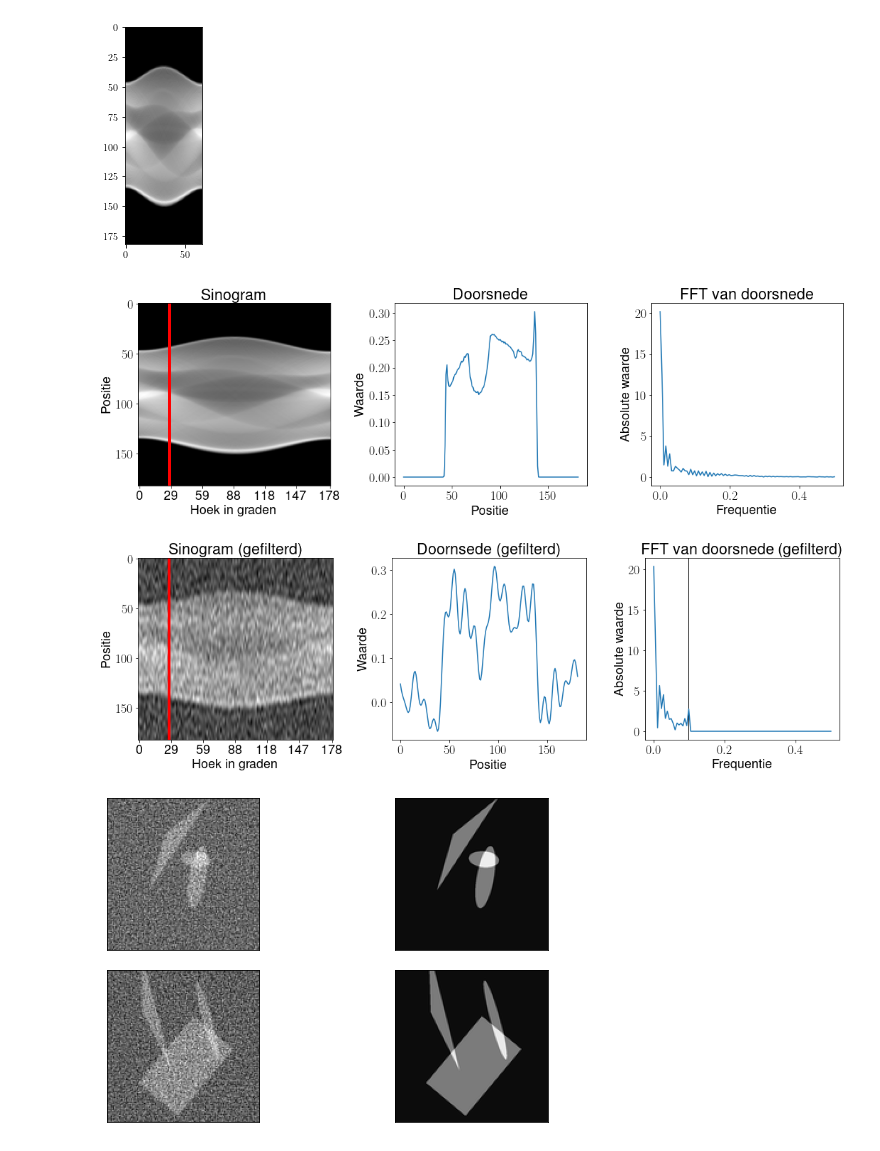
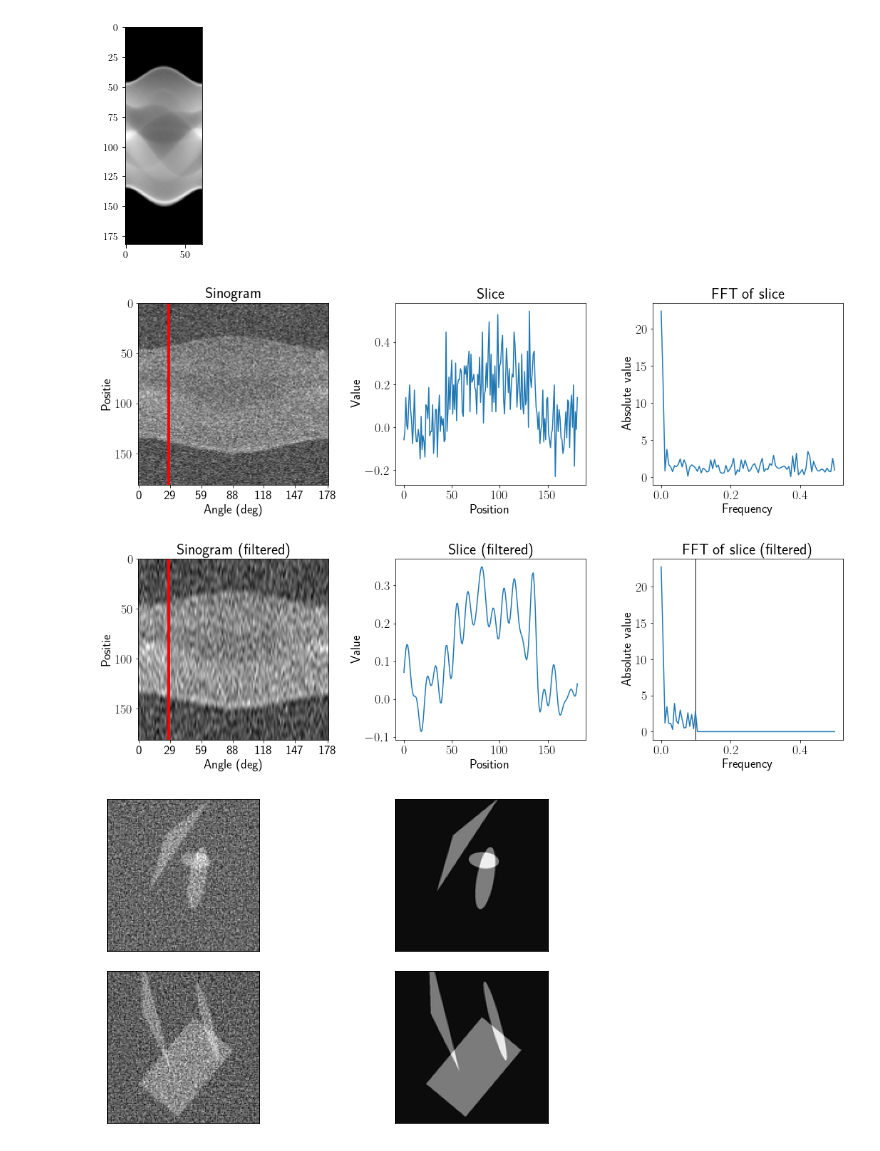
Before and after one commit to FromTheMountain/bachelorproject-code, a Jupyter notebook: Filtering noise sinograms.ipynb, the cells around one changed output. Saved outputs shown, nothing was run; the diff lists cells and outputs as text; code cells hidden in the pictures.

Commit message:
changed some plots

```diff
--- a/Filtering noise sinograms.ipynb
+++ b/Filtering noise sinograms.ipynb
@@ -218,7 +217,7 @@ plt.savefig('low-pass-filters.png')
 # Running the full process once - Radon, Filter, Back-Projection
 Results from this cell are used in several places to avoid having to compute the same thing over and over.
 # %%
-noisy = False
+noisy = True
 title_str = "Noisy" if noisy else "Normal"
 
 # The original image.
@@ -861,7 +860,7 @@ def make_fft_plot(sinogram, filtered=False, cutoff=-1):
     x_section = 20
 
     axs[0].set_title('Sinogram')
-    axs[0].set_xlabel('Hoek in graden')
+    axs[0].set_xlabel('Angle (deg)')
 
     xticks = np.linspace(0, len(theta) - 1, 7, dtype=int)
     labels = theta[xticks].astype(int)
@@ -873,50 +872,50 @@ def make_fft_plot(sinogram, filtered=False, cutoff=-1):
 
     sinogram_slice = sinogram[:, x_section]
 
     transformed_sinogram_slice = np.fft.rfft(sinogram_slice)
     freqs = np.fft.rfftfreq(len(sinogram_slice))
 
     if filtered:
         transformed_sinogram_slice[freqs > cutoff] = 0
         sinogram_slice = np.fft.irfft(transformed_sinogram_slice)
         closest_value = freqs[np.argmin((freqs - cutoff)**2)]
         axs[2].axvline(x=closest_value, lw=1, c='black')
-        axs[2].set_title('FFT van doorsnede (gefilterd)')
-        axs[1].set_title('Doornsede (gefilterd)')
+        axs[2].set_title('FFT of slice (filtered)')
+        axs[1].set_title('Slice (filtered)')
 
         transformed_sinogram = np.fft.rfft(sinogram, axis=0)
         transformed_sinogram[freqs > cutoff, :] = 0
         filtered_sinogram = np.fft.irfft(transformed_sinogram, axis=0)
         axs[0].imshow(filtered_sinogram, aspect='auto')
-        axs[0].set_title('Sinogram (gefilterd)')
+        axs[0].set_title('Sinogram (filtered)')
 
     else:
-        axs[2].set_title('FFT van doorsnede')
-        axs[1].set_title('Doorsnede')
+        axs[2].set_title('FFT of slice')
+        axs[1].set_title('Slice')
         axs[0].imshow(sinogram, aspect='auto')
 
     axs[1].plot(sinogram_slice)
-    axs[1].set_xlabel('Positie')
-    axs[1].set_ylabel('Waarde')
+    axs[1].set_xlabel('Position')
+    axs[1].set_ylabel('Value')
 
     axs[2].plot(np.fft.rfftfreq(len(sinogram_slice)), abs(transformed_sinogram_slice))
 
-    axs[2].set_xlabel('Frequentie')
-    axs[2].set_ylabel('Absolute waarde')
+    axs[2].set_xlabel('Frequency')
+    axs[2].set_ylabel('Absolute value')
 
     plt.tight_layout()
 
 make_fft_plot(sinogram)
 plt.savefig('sinogram-fft.png')
 # %% [output]
-[figure, old version]
+[figure, new version]
 # %%
 noisy_sinogram = add_sinogram_noise(sinogram, I_0=10**2)
 # %%
 make_fft_plot(noisy_sinogram, filtered=True, cutoff=0.1)
 plt.savefig('noisy-sinogram-fft-filtered.png')
 # %% [output]
-[figure, old version]
+[figure, new version]
 # %%
 fig, axs = plt.subplots(2, 2, figsize=(10, 5))
 
```
Also changed, not shown: parts of 3 cells of this notebook.
